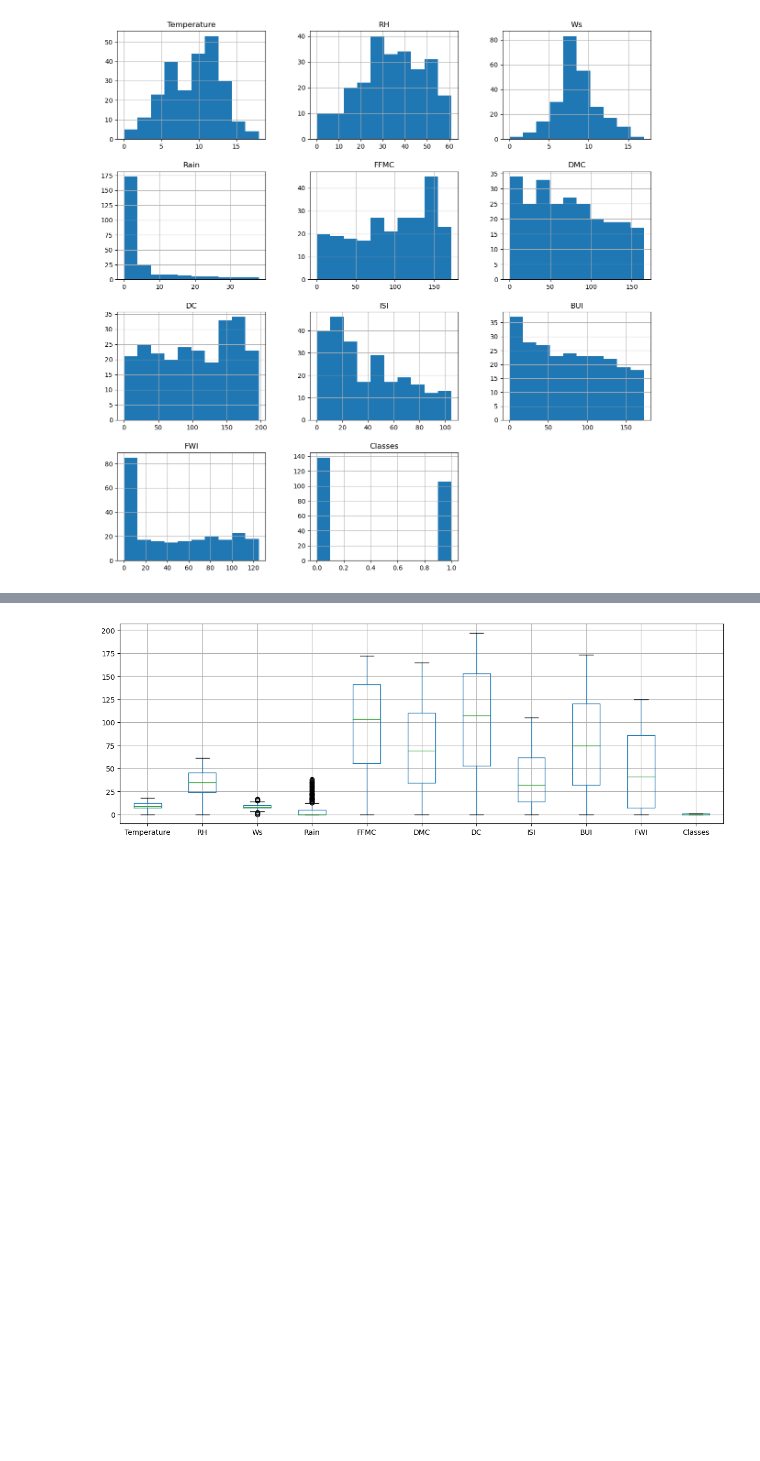
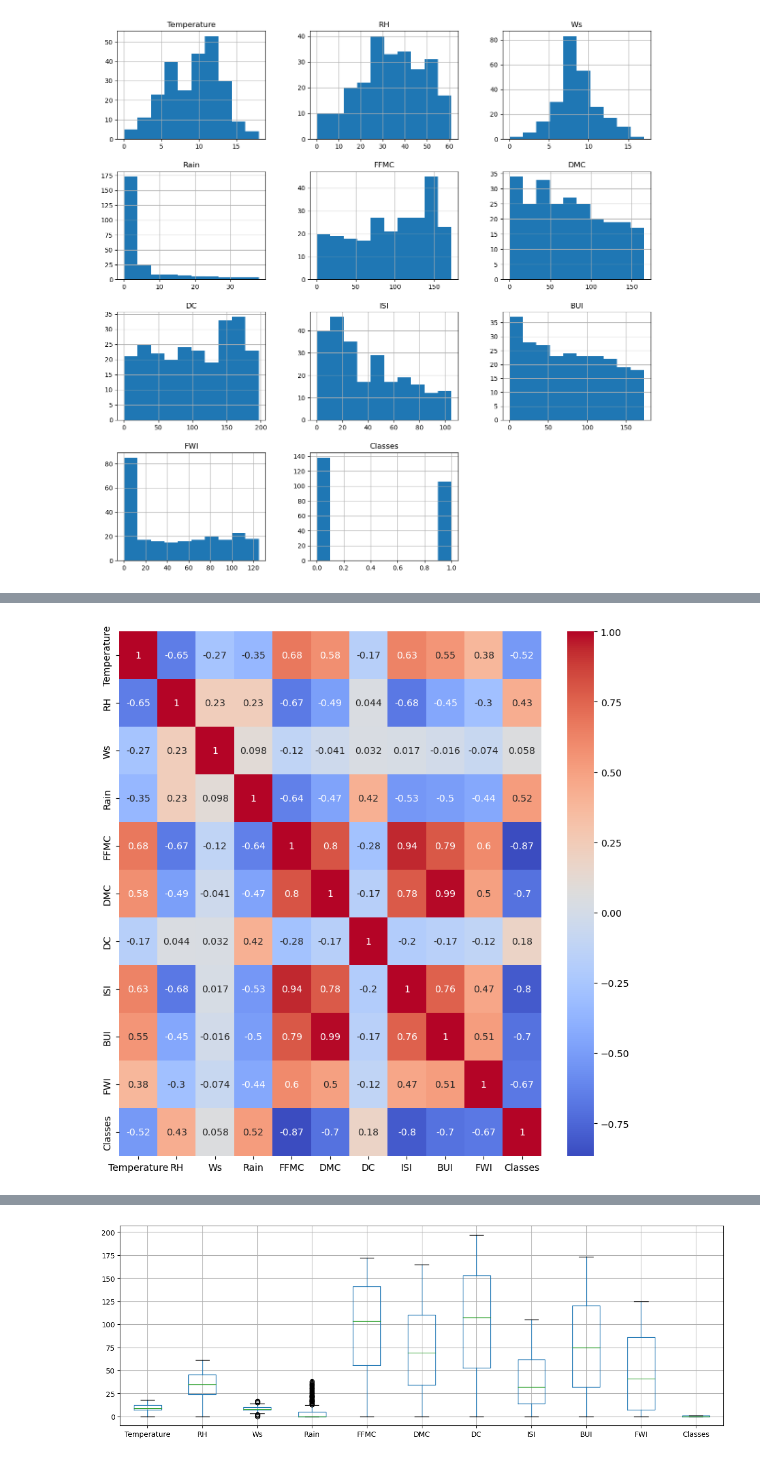
Before and after one commit to MoncefDj/AI-DS-Masters, a Jupyter notebook: 1st semester/Data exploration and visualization/Exploratory Data Analysis and Visualization Showcase.ipynb, the cells around one changed output, grey strips where cells are left out. Saved outputs shown, nothing was run; the diff lists cells and outputs as text; code cells hidden in the pictures; blank space fills up the shorter version.

```diff
--- a/1st semester/Data exploration and visualization/Exploratory Data Analysis and Visualization Showcase.ipynb
+++ b/1st semester/Data exploration and visualization/Exploratory Data Analysis and Visualization Showcase.ipynb
@@ -142,7 +142,8 @@ sidi_bel_abbes_df.fillna(method="ffill", inplace=True)
 # %% [markdown]
 ### Tarnsforming categorical values into numerical values
 # %%
-ndf = df.astype('category').apply(lambda x: x.cat.codes)
+ndf_dmy= df.astype('category').apply(lambda x: x.cat.codes)
+ndf = ndf_dmy.iloc[:,3:]
 nb_df = bejaia_df.astype('category').apply(lambda x: x.cat.codes)
 ns_df = sidi_bel_abbes_df.astype('category').apply(lambda x: x.cat.codes)
 # %% [markdown]
@@ -221,0 +236,3 @@ df_hist = ndf.iloc[:,3:].hist(figsize=(15,15))
+# %%
+ndf_correlation_matrix = ndf.corr()
+ndf_correlation_matrix
@@ -221,0 +252,6 @@ df_hist = ndf.iloc[:,3:].hist(figsize=(15,15))
+# %%
+plt.figure(figsize=(10, 10))
+sns.heatmap(ndf_correlation_matrix, annot=True, cmap="coolwarm")
+plt.show()
+# %% [output]
+[figure, added]
```
Also changed, not shown: parts of 26 cells of this notebook, 1 other file.
